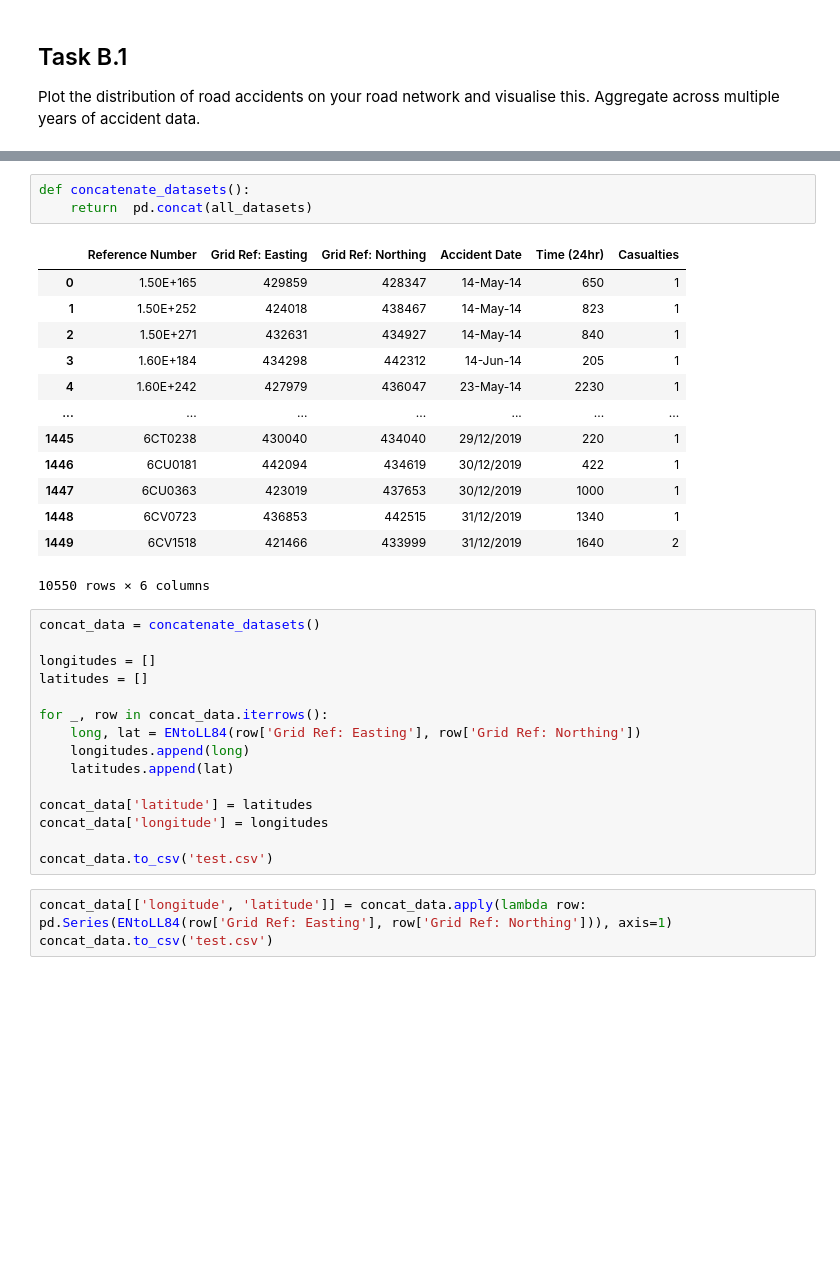
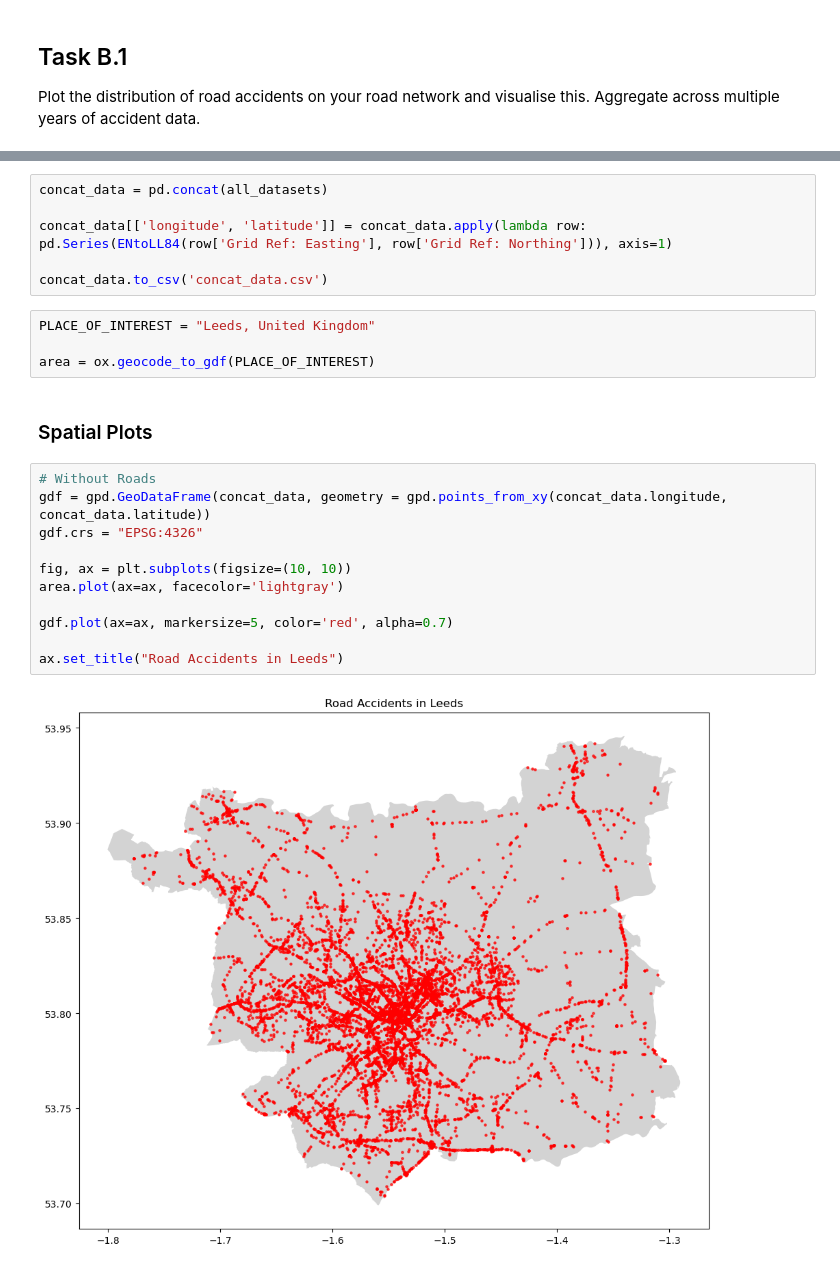
Before and after one commit to RichardGubijev/NDACW2, a Jupyter notebook: taskB/task_b.ipynb, the cells around one changed output, grey strips where cells are left out. Drawn from its saved outputs; the diff is of its cells as text; blank space fills up the shorter version.

```diff
--- a/taskB/task_b.ipynb
+++ b/taskB/task_b.ipynb
@@ -52,35 +47,25 @@ def do_for_all_datasets(function:function):
-# %%
-def concatenate_datasets():
-    return  pd.concat(all_datasets)
-# %% [output]
-|  | Reference Number | Grid Ref: Easting | Grid Ref: Northing | Accident Date | Time (24hr) | Casualties |
-| 0 | 1.50E+165 | 429859 | 428347 | 14-May-14 | 650 | 1 |
-| 1 | 1.50E+252 | 424018 | 438467 | 14-May-14 | 823 | 1 |
-| 2 | 1.50E+271 | 432631 | 434927 | 14-May-14 | 840 | 1 |
-| 3 | 1.60E+184 | 434298 | 442312 | 14-Jun-14 | 205 | 1 |
-| 4 | 1.60E+242 | 427979 | 436047 | 23-May-14 | 2230 | 1 |
-| ... | ... | ... | ... | ... | ... | ... |
-| 1445 | 6CT0238 | 430040 | 434040 | 29/12/2019 | 220 | 1 |
-| 1446 | 6CU0181 | 442094 | 434619 | 30/12/2019 | 422 | 1 |
-| 1447 | 6CU0363 | 423019 | 437653 | 30/12/2019 | 1000 | 1 |
-| 1448 | 6CV0723 | 436853 | 442515 | 31/12/2019 | 1340 | 1 |
-| 1449 | 6CV1518 | 421466 | 433999 | 31/12/2019 | 1640 | 2 |
-10550 rows × 6 columns
-# %%
-concat_data = concatenate_datasets()
-
-longitudes = []
-latitudes = []
-
-for _, row in concat_data.iterrows():
-    long, lat = ENtoLL84(row['Grid Ref: Easting'], row['Grid Ref: Northing'])
-    longitudes.append(long)
-    latitudes.append(lat)
-
-concat_data['latitude'] = latitudes
-concat_data['longitude'] = longitudes
-
-concat_data.to_csv('test.csv')
 # %%
+concat_data = pd.concat(all_datasets)
+
 concat_data[['longitude', 'latitude']] = concat_data.apply(lambda row: pd.Series(ENtoLL84(row['Grid Ref: Easting'], row['Grid Ref: Northing'])), axis=1)
-concat_data.to_csv('test.csv')
+
+concat_data.to_csv('concat_data.csv')
+# %%
+PLACE_OF_INTEREST = "Leeds, United Kingdom"
+
+area = ox.geocode_to_gdf(PLACE_OF_INTEREST)
+# %% [markdown]
+### Spatial Plots
+# %%
+# Without Roads
+gdf = gpd.GeoDataFrame(concat_data, geometry = gpd.points_from_xy(concat_data.longitude, concat_data.latitude))
+gdf.crs = "EPSG:4326"
+
+fig, ax = plt.subplots(figsize=(10, 10))
+area.plot(ax=ax, facecolor='lightgray')
+
+gdf.plot(ax=ax, markersize=5, color='red', alpha=0.7)
+
+ax.set_title("Road Accidents in Leeds")
+# %% [output]
+[figure, added]
```
Also changed, not shown: parts of 9 cells of this notebook, 3 other files.
